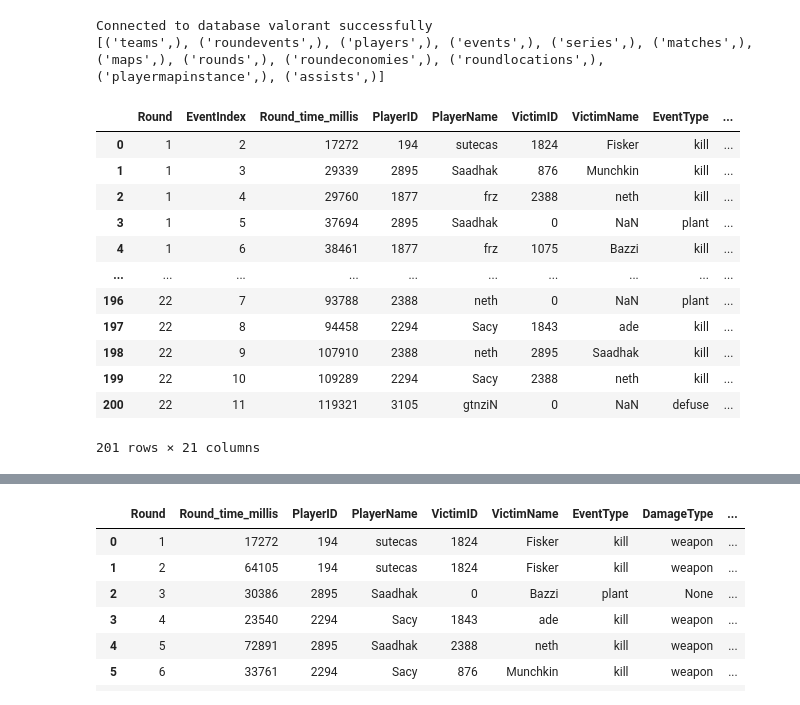
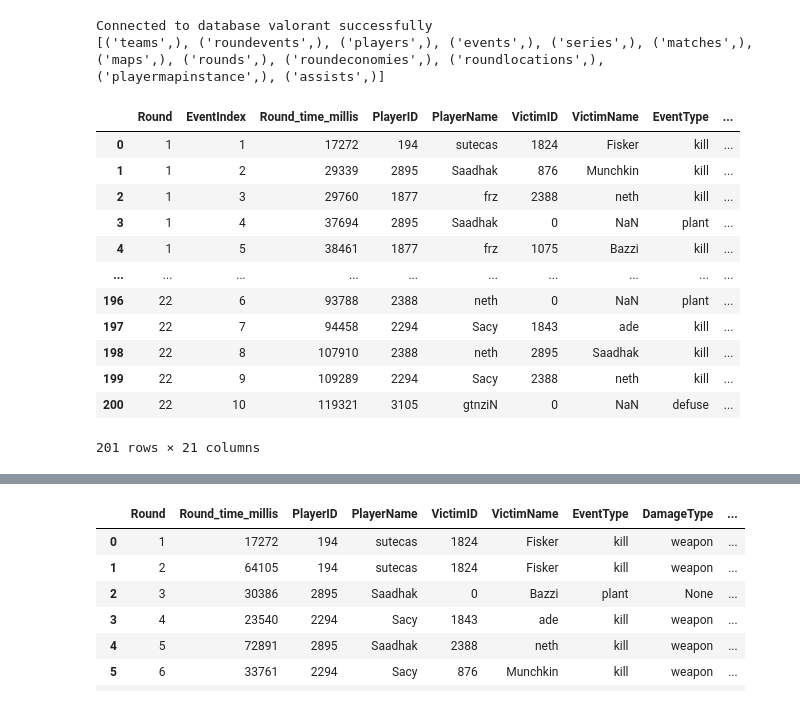
Before and after one commit to mateusb12/valorant_impact, a Jupyter notebook: webscrapping/database/loadout_tester.ipynb, the cells around one changed output, grey strips where cells are left out. Saved outputs shown, nothing was run; the diff lists cells and outputs as text; code cells hidden in the pictures.

```diff
--- a/webscrapping/database/loadout_tester.ipynb
+++ b/webscrapping/database/loadout_tester.ipynb
@@ -9,18 +9,18 @@ Connected to database valorant successfully
 [('teams',), ('roundevents',), ('players',), ('events',), ('series',), ('matches',), ('maps',), ('rounds',), ('roundeconomies',), ('roundlocations',), ('playermapinstance',), ('assists',)]
 # %%
 events = vq.get_event_table()
-events
+pd.DataFrame(events)
 # %% [output]
 |  | Round | EventIndex | Round_time_millis | PlayerID | PlayerName | VictimID | VictimName | EventType | ... |
-| 0 | 1 | 2 | 17272 | 194 | sutecas | 1824 | Fisker | kill | ... |
-| 1 | 1 | 3 | 29339 | 2895 | Saadhak | 876 | Munchkin | kill | ... |
-| 2 | 1 | 4 | 29760 | 1877 | frz | 2388 | neth | kill | ... |
-| 3 | 1 | 5 | 37694 | 2895 | Saadhak | 0 | NaN | plant | ... |
-| 4 | 1 | 6 | 38461 | 1877 | frz | 1075 | Bazzi | kill | ... |
+| 0 | 1 | 1 | 17272 | 194 | sutecas | 1824 | Fisker | kill | ... |
+| 1 | 1 | 2 | 29339 | 2895 | Saadhak | 876 | Munchkin | kill | ... |
+| 2 | 1 | 3 | 29760 | 1877 | frz | 2388 | neth | kill | ... |
+| 3 | 1 | 4 | 37694 | 2895 | Saadhak | 0 | NaN | plant | ... |
+| 4 | 1 | 5 | 38461 | 1877 | frz | 1075 | Bazzi | kill | ... |
 | ... | ... | ... | ... | ... | ... | ... | ... | ... | ... |
-| 196 | 22 | 7 | 93788 | 2388 | neth | 0 | NaN | plant | ... |
-| 197 | 22 | 8 | 94458 | 2294 | Sacy | 1843 | ade | kill | ... |
-| 198 | 22 | 9 | 107910 | 2388 | neth | 2895 | Saadhak | kill | ... |
-| 199 | 22 | 10 | 109289 | 2294 | Sacy | 2388 | neth | kill | ... |
-| 200 | 22 | 11 | 119321 | 3105 | gtnziN | 0 | NaN | defuse | ... |
+| 196 | 22 | 6 | 93788 | 2388 | neth | 0 | NaN | plant | ... |
+| 197 | 22 | 7 | 94458 | 2294 | Sacy | 1843 | ade | kill | ... |
+| 198 | 22 | 8 | 107910 | 2388 | neth | 2895 | Saadhak | kill | ... |
+| 199 | 22 | 9 | 109289 | 2294 | Sacy | 2388 | neth | kill | ... |
+| 200 | 22 | 10 | 119321 | 3105 | gtnziN | 0 | NaN | defuse | ... |
 201 rows × 21 columns
```
Also changed, not shown: parts of 2 cells of this notebook, 1 other file.
